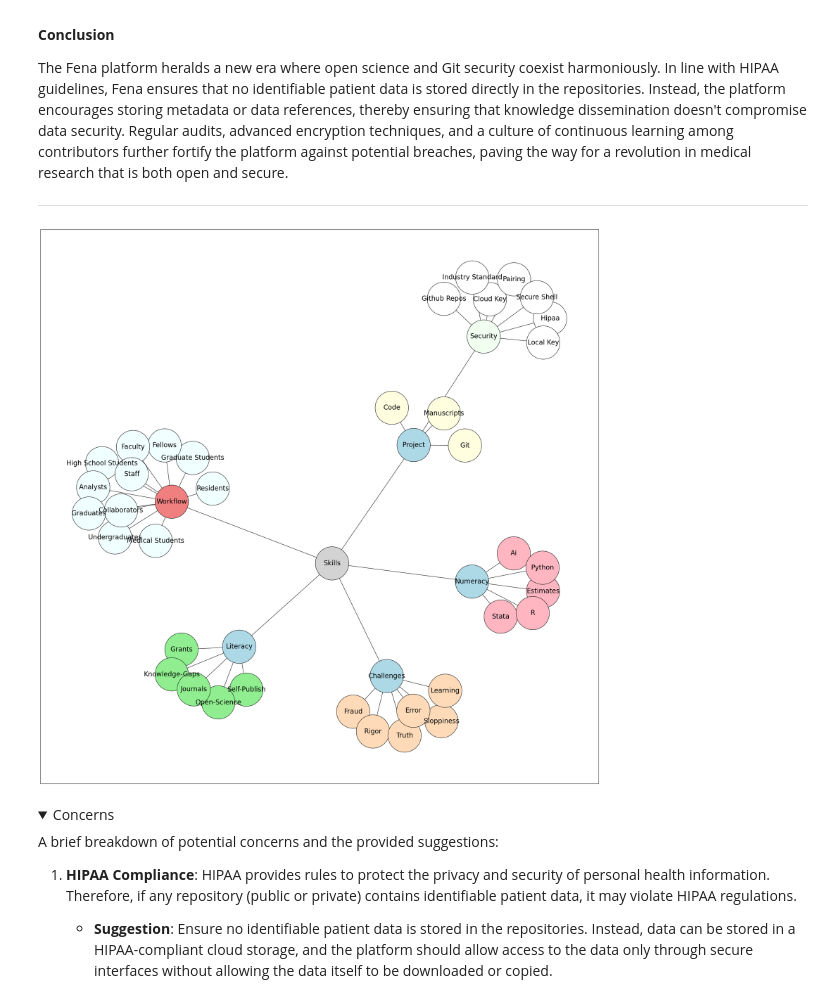
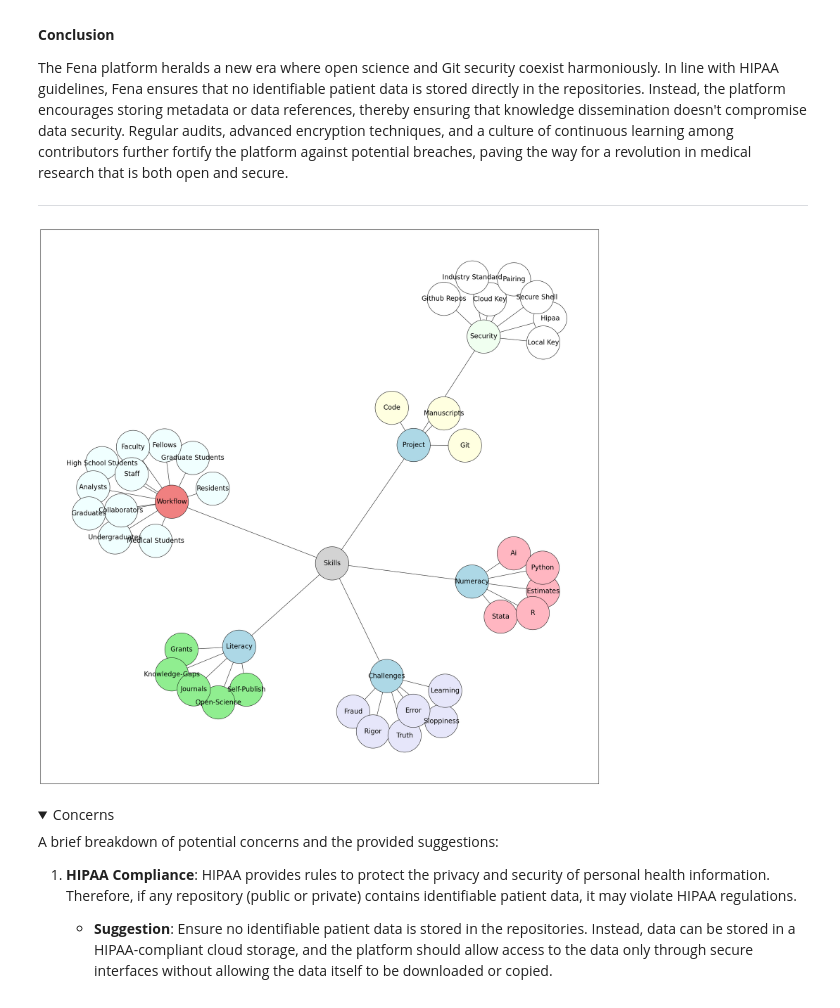
Before and after one commit to jhutrc/beta, a Jupyter notebook: _build/jupyter_execute/act_3/act_3_0/act_3_0_0/act_3_0_0_1.ipynb, the cells around one changed output. Saved outputs shown, nothing was run; the diff lists cells and outputs as text; code cells hidden in the pictures; folded sections open.

Commit message:
harmonized colors from logo to variant

```diff
--- a/_build/jupyter_execute/act_3/act_3_0/act_3_0_0/act_3_0_0_1.ipynb
+++ b/_build/jupyter_execute/act_3/act_3_0/act_3_0_0/act_3_0_0_1.ipynb
@@ -119,41 +119,41 @@ structure = {
     "Workflow": ["High School Students", "Undergraduates", "Graduate Students", "Medical Students", "Residents", "Fellows", "Faculty", "Analysts", "Staff", "Collaborators", "Graduates"],
 }
 
-child_colors = ["lightgreen", "lightpink", "lightyellow", 'white', 'honeydew', 'azure', 'lightcoral', 'lightblue', 'lavender', 'lightcyan', 'lightsalmon', 'peachpuff']
+child_colors = ["lightgreen", "lightpink", "lightyellow", 'white', 'honeydew', 'azure', 'lightcoral', 'lightblue', 'lightcyan', 'peachstuff', 'lightsalmon', 'lavender']
 
 G = nx.Graph()
 node_colors = {}
 
 # Assign colors to nodes
 for i, (parent, children) in enumerate(structure.items()):
     parent_name = parent.replace("_", " ").title()
     G.add_node(parent_name)
     if parent_name == "Skills":
         node_colors[parent_name] = 'lightgray'
     else:
         node_colors[parent_name] = child_colors[i % len(child_colors)]
 
     for child in children:
         child_name = child.replace("_", " ").title()
         G.add_edge(parent_name, child_name)
         if child_name in ["Literacy", "Numeracy", "Project", "Challenges", "Git Security"]:
             node_colors[child_name] = 'lightblue'
         else:
             node_colors[child_name] = child_colors[(i + 11) % len(child_colors)]
 
 colors = [node_colors[node] for node in G.nodes()]
 
 # Set figure size
 plt.figure(figsize=(30, 30))
 
 # Draw the graph
 pos = nx.spring_layout(G, scale=30, seed=seed)
 nx.draw_networkx_nodes(G, pos, node_size=10000, node_color=colors, edgecolors='black')  # Boundary color set here
 nx.draw_networkx_edges(G, pos)
 nx.draw_networkx_labels(G, pos, font_size=20)
 plt.show()
 # %% [output]
-[figure, old version]
+[figure, new version]
 # %% [markdown]
 </Details>
 
```
Also changed, not shown: 7 other files.
